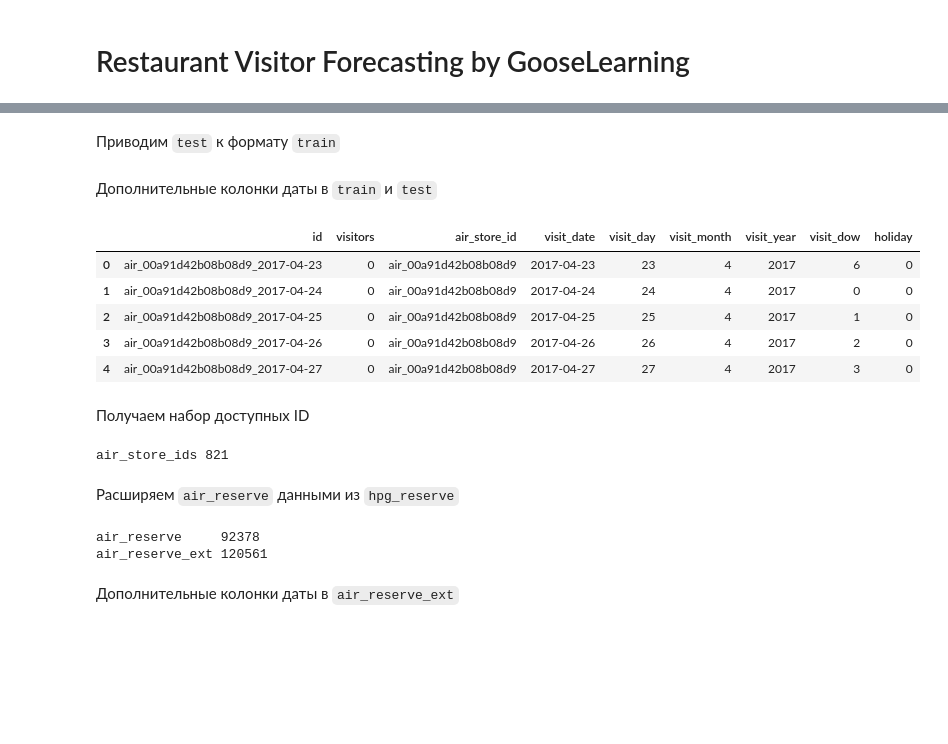
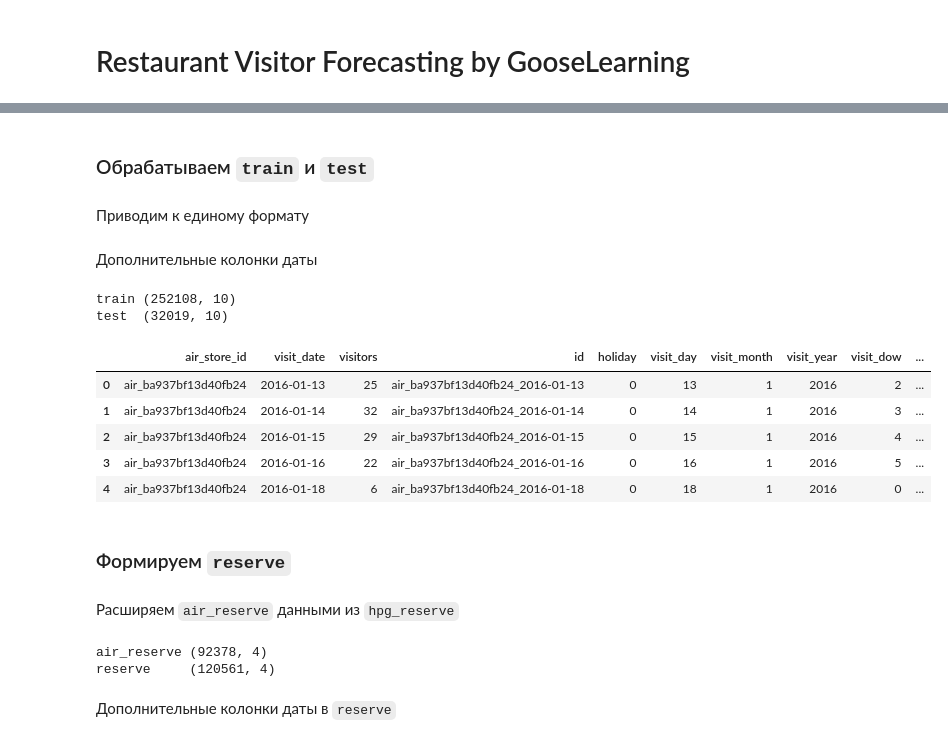
Before and after one commit to vlad-iakovlev/goose-restaurant, a Jupyter notebook: Goose restaurant.ipynb, the cells around one changed output, grey strips where cells are left out. Drawn from its saved outputs; the diff is of its cells as text; code cells hidden in the pictures; blank space fills up the shorter version.

```diff
--- a/Goose restaurant.ipynb
+++ b/Goose restaurant.ipynb
@@ -25,36 +52,11 @@ data = {
+# %% [markdown]
+### Обрабатываем `train` и `test`
 # %% [markdown]
-Приводим `test` к формату `train`
+Приводим к единому формату
 # %%
+data['train']['id'] = data['train']['air_store_id'] + '_' + data['train']['visit_date']
+
 data['test']['air_store_id'] = [id[:20] for id in data['test']['id']]
 data['test']['visit_date']   = [id[21:] for id in data['test']['id']]
 # %% [markdown]
-Дополнительные колонки даты в `train` и `test`
+Дополнительные колонки даты
-# %%
-for ds in ['train', 'test']:
-    data[ds]['visit_date']  = pd.to_datetime(data[ds]['visit_date'])
-    data[ds]['visit_day']   = data[ds]['visit_date'].dt.day
-    data[ds]['visit_month'] = data[ds]['visit_date'].dt.month
-    data[ds]['visit_year']  = data[ds]['visit_date'].dt.year
-    data[ds]['visit_dow']   = data[ds]['visit_date'].dt.dayofweek
-    data[ds]['visit_date']  = data[ds]['visit_date'].dt.strftime('%Y-%m-%d')
-
-    data[ds] = pd.merge(data[ds], data['holidays'], how='left', on=['visit_date'])
-# %%
-data['test'].head()
-# %% [output]
-|  | id | visitors | air_store_id | visit_date | visit_day | visit_month | visit_year | visit_dow | holiday |
-| 0 | air_00a91d42b08b08d9_2017-04-23 | 0 | air_00a91d42b08b08d9 | 2017-04-23 | 23 | 4 | 2017 | 6 | 0 |
-| 1 | air_00a91d42b08b08d9_2017-04-24 | 0 | air_00a91d42b08b08d9 | 2017-04-24 | 24 | 4 | 2017 | 0 | 0 |
-| 2 | air_00a91d42b08b08d9_2017-04-25 | 0 | air_00a91d42b08b08d9 | 2017-04-25 | 25 | 4 | 2017 | 1 | 0 |
-| 3 | air_00a91d42b08b08d9_2017-04-26 | 0 | air_00a91d42b08b08d9 | 2017-04-26 | 26 | 4 | 2017 | 2 | 0 |
-| 4 | air_00a91d42b08b08d9_2017-04-27 | 0 | air_00a91d42b08b08d9 | 2017-04-27 | 27 | 4 | 2017 | 3 | 0 |
-# %% [markdown]
-Получаем набор доступных ID
-# %%
-data['air_store_ids'] = pd.DataFrame({
-    'air_store_id': data['test']['air_store_id'].unique()
-})
-# %%
-print('air_store_ids', len(data['air_store_ids']))
-# %% [output]
-air_store_ids 821
@@ -61,3 +66,19 @@ air_store_ids 821
+# %%
+print('train', data['train'].shape)
+print('test ', data['test'].shape)
+
+data['train'].head()
+# %% [output]
+train (252108, 10)
+test  (32019, 10)
+|  | air_store_id | visit_date | visitors | id | holiday | visit_day | visit_month | visit_year | visit_dow | ... |
+| 0 | air_ba937bf13d40fb24 | 2016-01-13 | 25 | air_ba937bf13d40fb24_2016-01-13 | 0 | 13 | 1 | 2016 | 2 | ... |
+| 1 | air_ba937bf13d40fb24 | 2016-01-14 | 32 | air_ba937bf13d40fb24_2016-01-14 | 0 | 14 | 1 | 2016 | 3 | ... |
+| 2 | air_ba937bf13d40fb24 | 2016-01-15 | 29 | air_ba937bf13d40fb24_2016-01-15 | 0 | 15 | 1 | 2016 | 4 | ... |
+| 3 | air_ba937bf13d40fb24 | 2016-01-16 | 22 | air_ba937bf13d40fb24_2016-01-16 | 0 | 16 | 1 | 2016 | 5 | ... |
+| 4 | air_ba937bf13d40fb24 | 2016-01-18 | 6 | air_ba937bf13d40fb24_2016-01-18 | 0 | 18 | 1 | 2016 | 0 | ... |
+# %% [markdown]
+### Формируем `reserve`
 # %% [markdown]
  Расширяем `air_reserve` данными из `hpg_reserve`
 # %%
@@ -66,9 +87,9 @@ data['air_reserve_ext'] = pd.concat([data['air_reserve'], data['hpg_reserve_air'
 # %%
-print('air_reserve    ', len(data['air_reserve']))
-print('air_reserve_ext', len(data['air_reserve_ext']))
+print('air_reserve', data['air_reserve'].shape)
+print('reserve    ', data['reserve'].shape)
 # %% [output]
-air_reserve     92378
-air_reserve_ext 120561
+air_reserve (92378, 4)
+reserve     (120561, 4)
 # %% [markdown]
-Дополнительные колонки даты в `air_reserve_ext`
+Дополнительные колонки даты в `reserve`
 # %%
```
Also changed, not shown: parts of 31 cells of this notebook.
